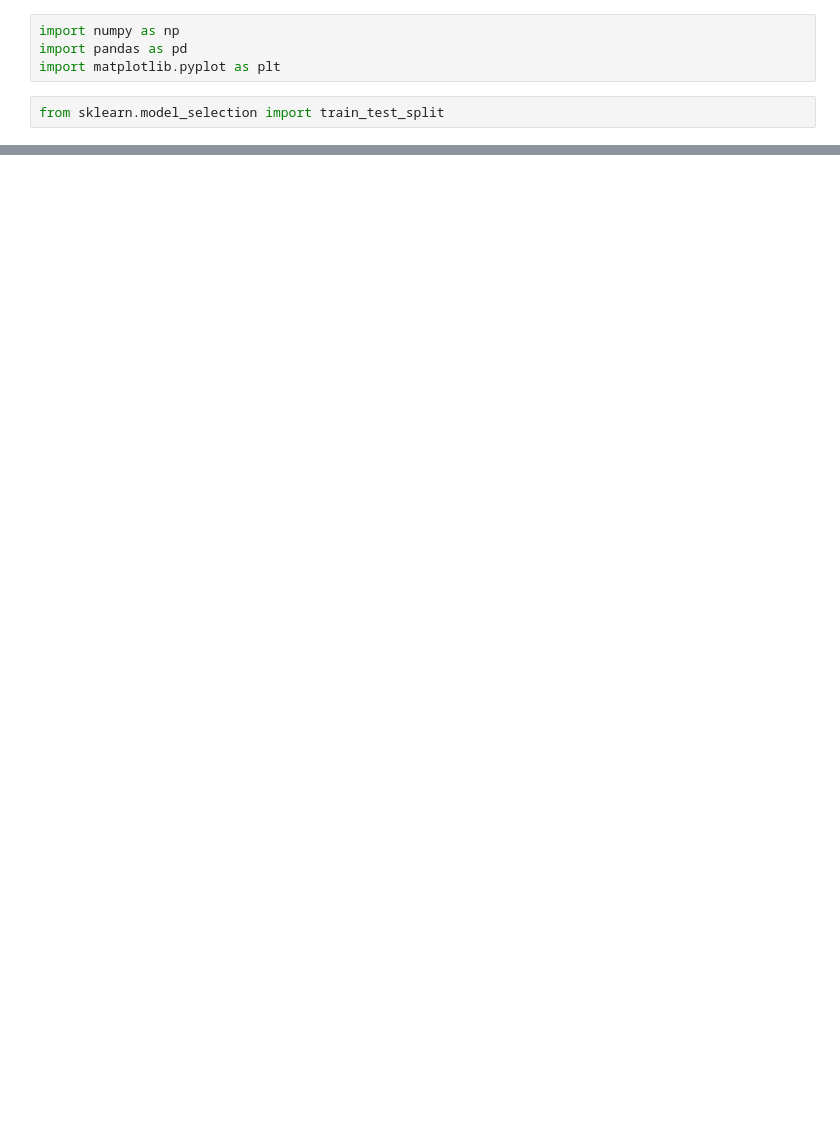
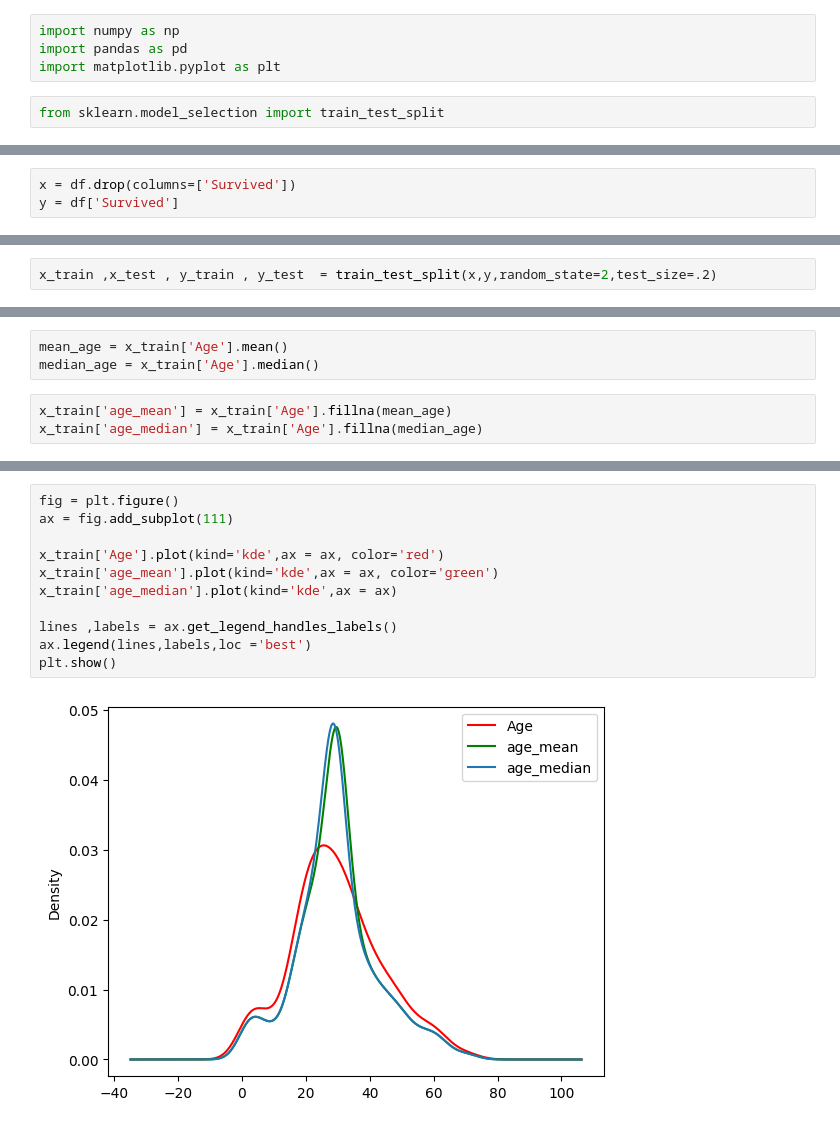
Before and after one commit to Mohotasir/my_ML_Journey, a Jupyter notebook: 100days_ML/Feature_Engineering/Missing_Data_handling/missing-data.ipynb, the cells around one changed output, grey strips where cells are left out. Cells and saved outputs as stored; diff of their text form; blank space fills up the shorter version.

Commit message:
handle missing vlaue using pandas

```diff
--- a/100days_ML/Feature_Engineering/Missing_Data_handling/missing-data.ipynb
+++ b/100days_ML/Feature_Engineering/Missing_Data_handling/missing-data.ipynb
@@ -6,0 +16,3 @@ from sklearn.model_selection import train_test_split
+# %%
+x = df.drop(columns=['Survived'])
+y = df['Survived']
@@ -6,0 +23,2 @@ from sklearn.model_selection import train_test_split
+# %%
+x_train ,x_test , y_train , y_test  = train_test_split(x,y,random_state=2,test_size=.2)
@@ -6,0 +35,6 @@ from sklearn.model_selection import train_test_split
+# %%
+mean_age = x_train['Age'].mean()
+median_age = x_train['Age'].median()
+# %%
+x_train['age_mean'] = x_train['Age'].fillna(mean_age)
+x_train['age_median'] = x_train['Age'].fillna(median_age)
@@ -6,0 +50,13 @@ from sklearn.model_selection import train_test_split
+# %%
+fig = plt.figure()
+ax = fig.add_subplot(111)
+
+x_train['Age'].plot(kind='kde',ax = ax, color='red')
+x_train['age_mean'].plot(kind='kde',ax = ax, color='green')
+x_train['age_median'].plot(kind='kde',ax = ax)
+
+lines ,labels = ax.get_legend_handles_labels()
+ax.legend(lines,labels,loc ='best')
+plt.show()
+# %% [output]
+[figure, added]
```
Also changed, not shown: parts of 13 cells of this notebook.
